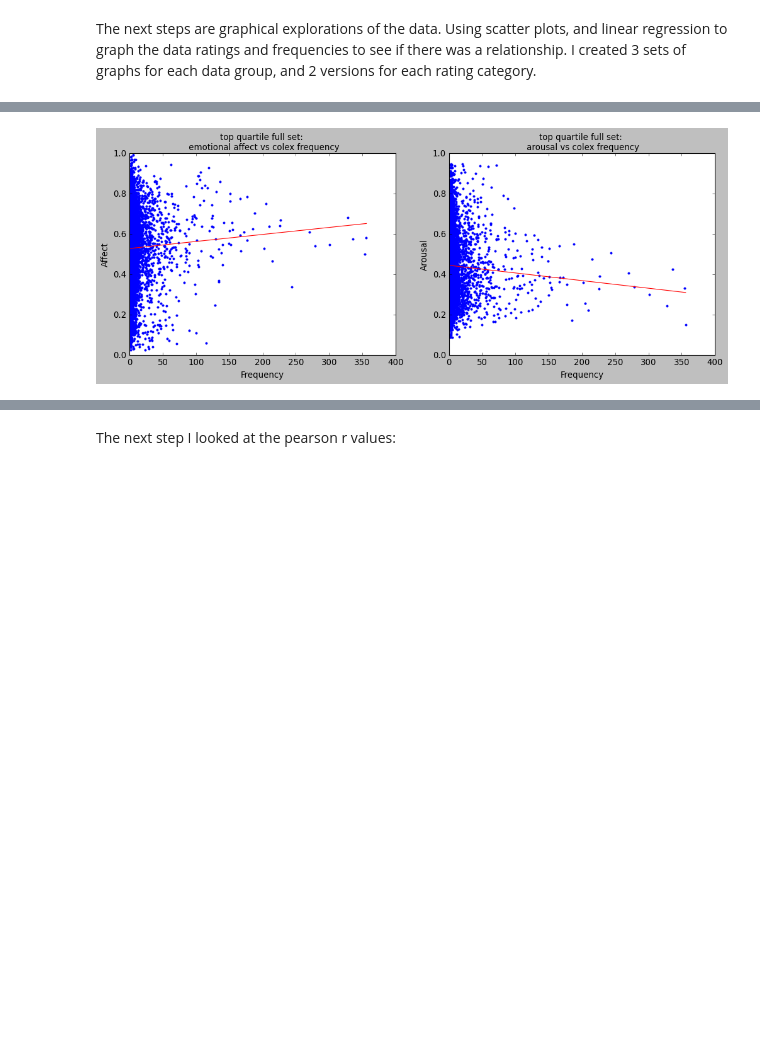
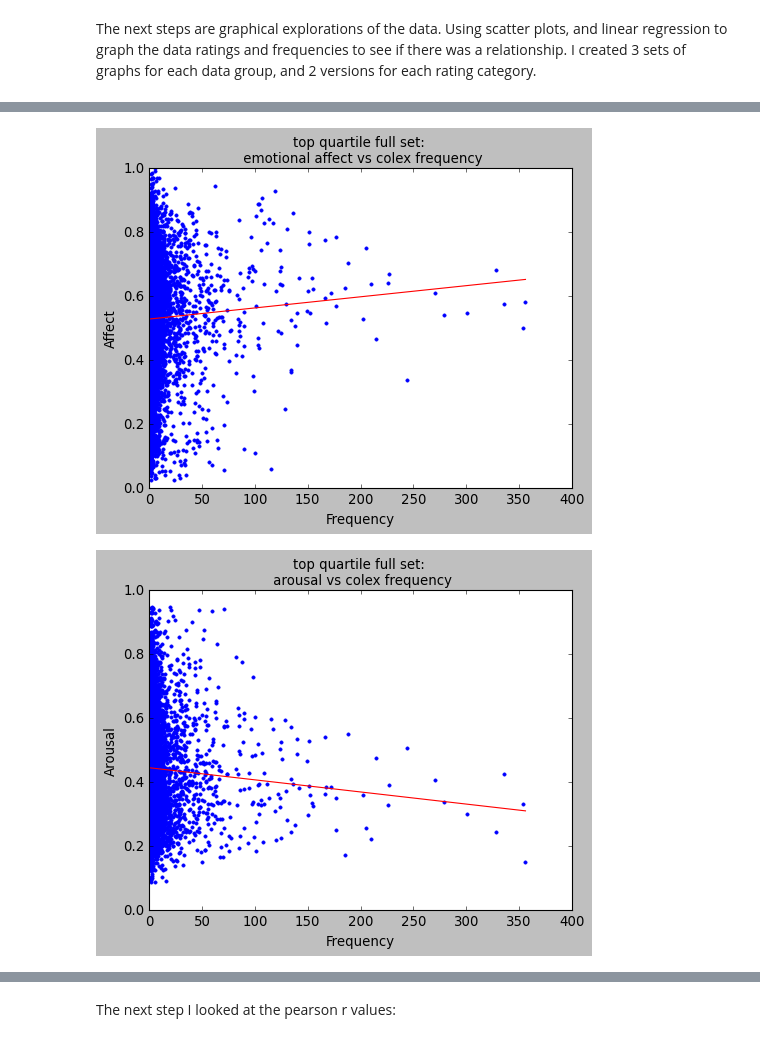
Before and after one commit to petesaiacct/cog260project, a Jupyter notebook: scripts/Arousal_Valence_Colex_Analysis.ipynb, the cells around one changed output, grey strips where cells are left out. Cells and saved outputs as stored; diff of their text form; code cells hidden in the pictures; blank space fills up the shorter version.

```diff
--- a/scripts/Arousal_Valence_Colex_Analysis.ipynb
+++ b/scripts/Arousal_Valence_Colex_Analysis.ipynb
@@ -365,7 +365,10 @@ plt.xlabel('Frequency')
 plt.ylabel('Affect')
 plt.title("full set: emotional affect vs colex frequency")
 
+plt.show()
 
+plt.style.use('classic')
+fig = plt.figure(figsize=(15,5) )
 plt.subplot(1,2,2)
 
 # This graph plots the frequency of the colexification against ratings for arousal.
@@ -391,34 +395,39 @@ fig = plt.figure(figsize=(15,5) )
 plt.subplot(1,2,1)
 # this graph explores the relationship between the top quartile of all the colexified words
 # with ratings for emotional affect and the frequency of colexification
 
 x1, y1 = high_graph[2], high_graph[3]
 slope, intercept = np.polyfit(x1.flatten(), y1.flatten(), deg=1)
 plt.plot(x1 , y1, '.')
 plt.plot(x1, intercept + slope*x1, 'r', label='fitted line')
 plt.xlabel('Frequency')
 plt.ylabel('Affect')
 plt.title("top quartile full set: \n emotional affect vs colex frequency", fontsize=12)
 
+plt.show()
+
+plt.style.use('classic')
+fig = plt.figure(figsize=(15,5) )
 plt.subplot(1,2,2)
 
 # this graph explores the relationship between the top quartile of all the colexified words
 # with ratings for arousal and the frequency of colexification
 
 x2, y2 = high_graph_arousal[2], high_graph_arousal[3]
 slope, intercept = np.polyfit(x2.flatten(), y2.flatten(), deg=1)
 plt.plot(x2 , y2, '.')
 plt.plot(x2, intercept + slope*x2, 'r', label='fitted line')
 plt.xlabel('Frequency')
 plt.ylabel('Arousal')
 plt.title("top quartile full set: \n arousal vs colex frequency", fontsize=12)
 
 plt.show()
 
 r1, p1 = st.pearsonr(x1, y1)
 r2, p2 = st.pearsonr(x2, y2)
 # %% [output]
-[figure, old version]
+[figure, new version]
+[figure, added]
 # %%
 ### Graph Exploration 3 ###
 plt.style.use('classic')
```
Also changed, not shown: parts of 4 cells of this notebook.
